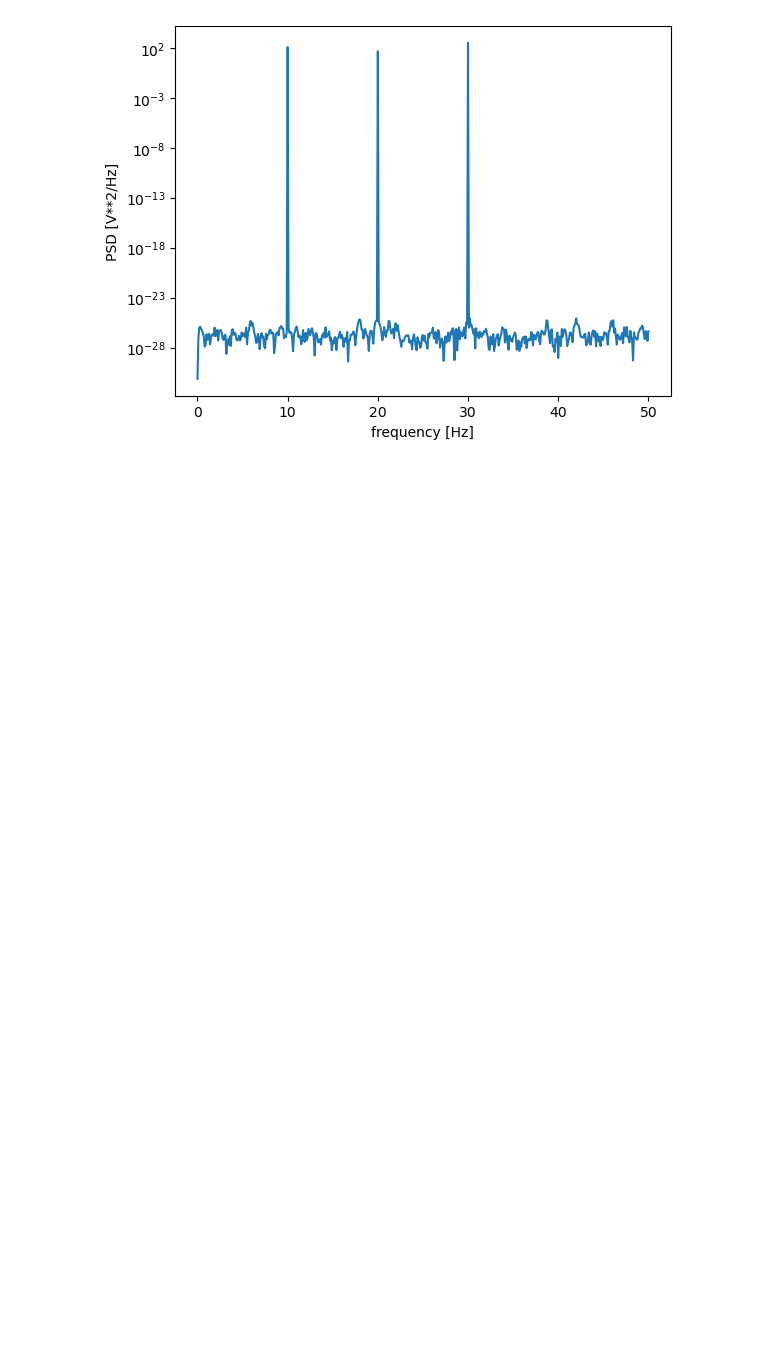
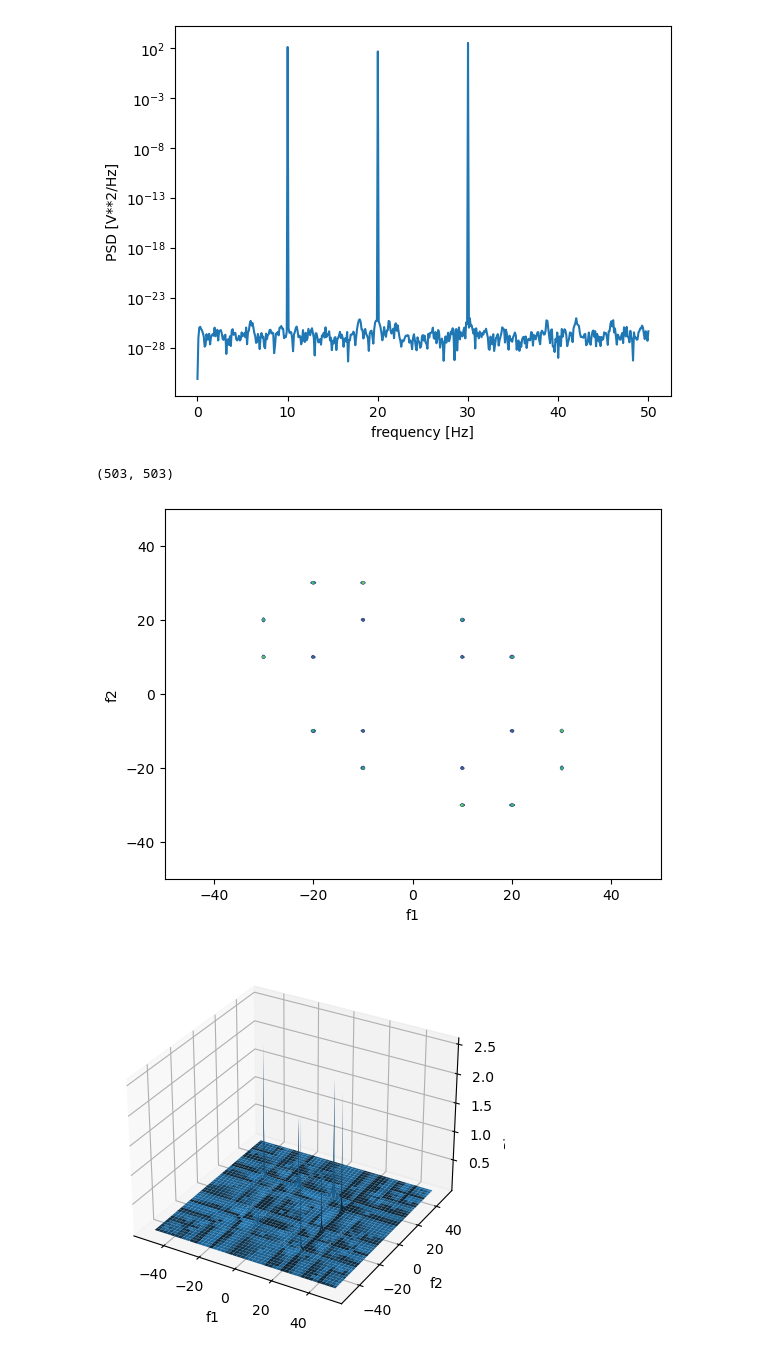
Before and after one commit to Fulkyhariz/EEG-Alcohol-Classification, a Jupyter notebook: autocorrelation.ipynb, the cells around one changed output. Saved outputs shown, nothing was run; the diff lists cells and outputs as text; code cells hidden in the pictures; blank space fills up the shorter version.

```diff
--- a/autocorrelation.ipynb
+++ b/autocorrelation.ipynb
@@ -42,31 +27,28 @@ plt.show()
 # %% [output]
 [figure]
 # %%
-from stingray import lightcurve
-import numpy as np
-from stingray.bispectrum import Bispectrum
+# Compute the bispectrum of the signal
+lc = lightcurve.Lightcurve(t,data)
+bs = Bispectrum(lc, maxlag=251)
 
-# Compute the bispectrum of the signal
-# freqs, lag, bispec = bispectrum(data, fs=100, nperseg=256)
-# print(lag)
+print(np.shape(bs.cum3))
 
-# import matplotlib.pyplot as plt
+# Plot the bispectrum using contour plots
+plt.contour(bs.freq, bs.freq, bs.bispec_mag)
+plt.xlabel('f1')
+plt.ylabel('f2')
+plt.show()
 
-# # Plot the bispectrum using contour plots
-# plt.contour(freqs, freqs, bispec)
-# plt.xlabel('f1')
-# plt.ylabel('f2')
-# plt.show()
-
-
-# from mpl_toolkits.mplot3d import Axes3D
-
-# # Plot the bispectrum using mesh plots
-# fig = plt.figure()
-# ax = fig.add_subplot(111, projection='3d')
-# X, Y = np.meshgrid(freqs, freqs)
-# ax.plot_surface(X, Y, bispec)
-# ax.set_xlabel('f1')
-# ax.set_ylabel('f2')
-# ax.set_zlabel('Bispectrum')
-# plt.show()
+# Plot the bispectrum using mesh plots
+fig = plt.figure()
+ax = fig.add_subplot(111, projection='3d')
+X, Y = np.meshgrid(bs.freq, bs.freq)
+ax.plot_surface(X, Y, bs.bispec_mag)
+ax.set_xlabel('f1')
+ax.set_ylabel('f2')
+ax.set_zlabel('Bispectrum')
+plt.show()
+# %% [output]
+(503, 503)
+[figure, added]
+[figure, added]
```
Also changed, not shown: parts of 5 cells of this notebook, 37 other files.
